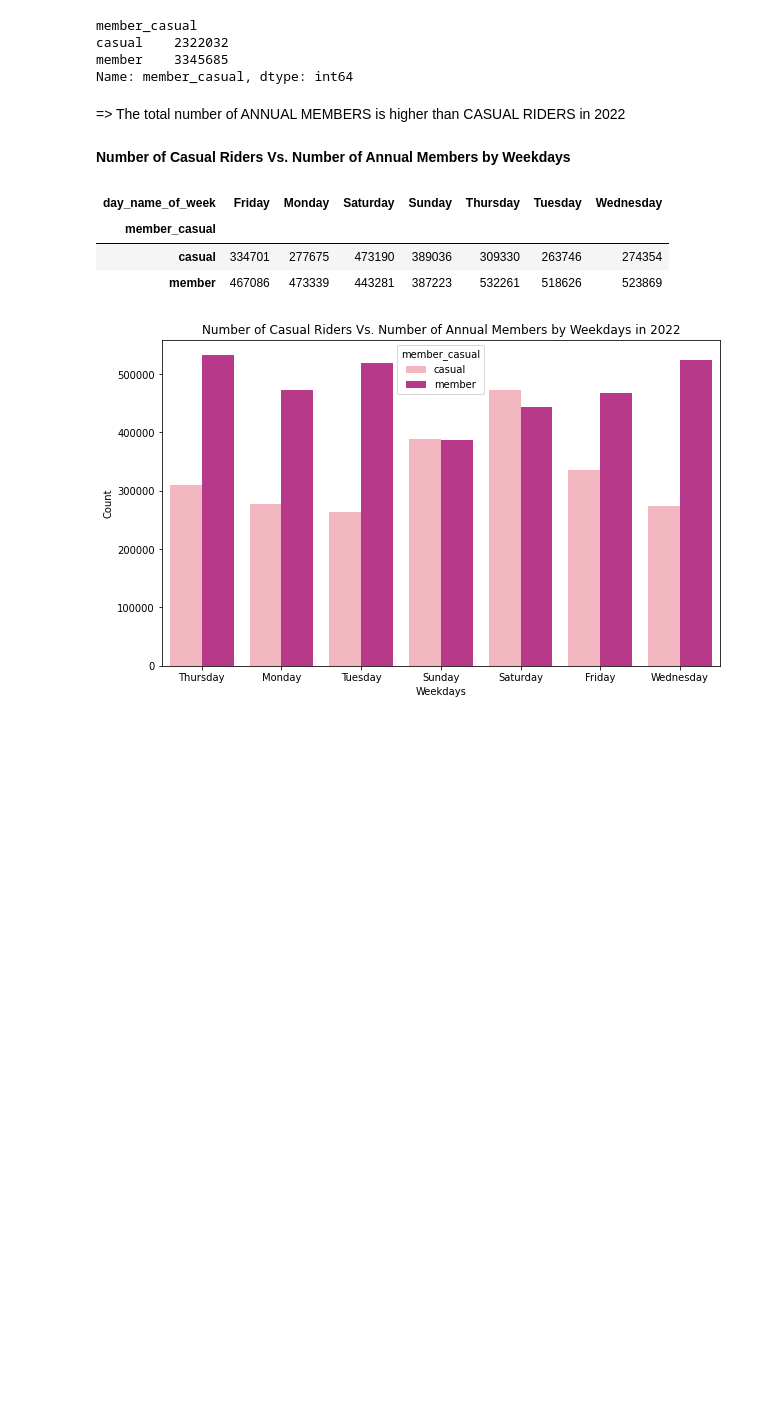
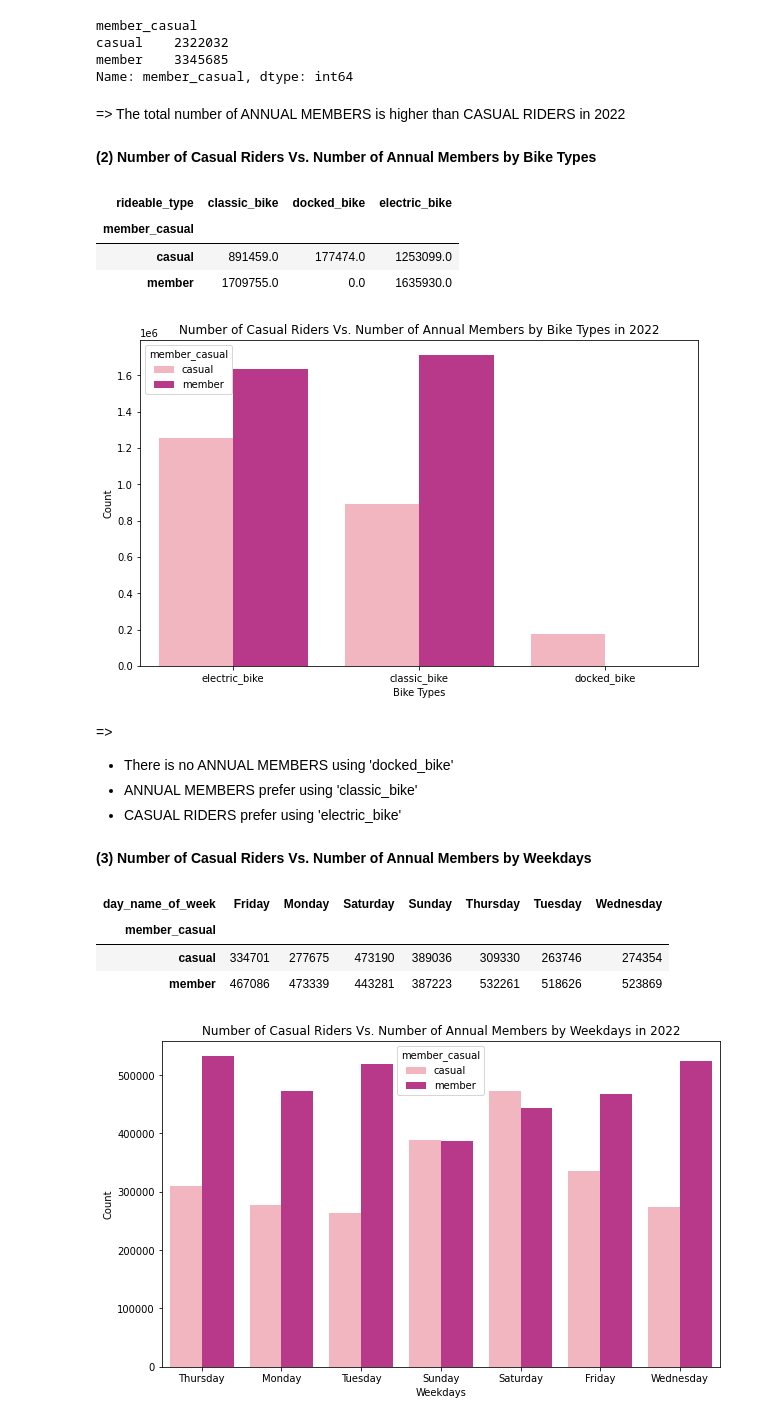
Before and after one commit to vynguyen293/Cyclistic-Bike-Share-Analysis, a Jupyter notebook: Cyclistic-Bike-Share-Analysis.ipynb, the cells around one changed output. Saved outputs shown, nothing was run; the diff lists cells and outputs as text; code cells hidden in the pictures; blank space fills up the shorter version.

```diff
--- a/Cyclistic-Bike-Share-Analysis.ipynb
+++ b/Cyclistic-Bike-Share-Analysis.ipynb
@@ -186,7 +186,33 @@ member    3345685
 Name: member_casual, dtype: int64
 # %% [markdown]
 => The total number of ANNUAL MEMBERS is higher than CASUAL RIDERS in 2022
+# %% [markdown]
+**(2) Number of Casual Riders Vs. Number of Annual Members by Bike Types**
+# %%
+# Create pivot table by bike types
+df_pivot_1 = pd.pivot_table(df, values='ride_id', index='member_casual', columns='rideable_type',
+                          aggfunc='count')
+df_pivot_1.fillna(0)
+# %% [output]
+| rideable_type | classic_bike | docked_bike | electric_bike |
+| member_casual |  |  |  |
+| casual | 891459.0 | 177474.0 | 1253099.0 |
+| member | 1709755.0 | 0.0 | 1635930.0 |
+# %%
+# Visualization
+plt.figure(figsize=(10,6))
+sns.countplot(x='rideable_type', data=df, hue='member_casual', palette='RdPu')
+plt.title('Number of Casual Riders Vs. Number of Annual Members by Bike Types in 2022')
+plt.xlabel('Bike Types')
+plt.ylabel('Count');
+# %% [output]
+[figure, added]
+# %% [markdown]
+=>
+- There is no ANNUAL MEMBERS using 'docked_bike'
+- ANNUAL MEMBERS prefer using 'classic_bike'
+- CASUAL RIDERS prefer using 'electric_bike'
 # %% [markdown]
-**Number of Casual Riders Vs. Number of Annual Members by Weekdays**
+**(3) Number of Casual Riders Vs. Number of Annual Members by Weekdays**
 # %%
 # Create pivot table by weekdays
```
Also changed, not shown: parts of 30 cells of this notebook.
